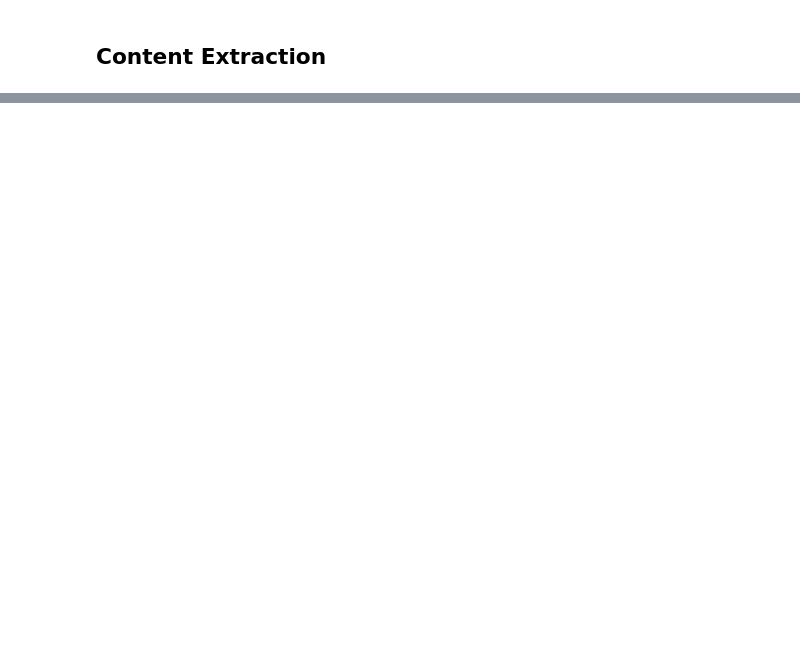
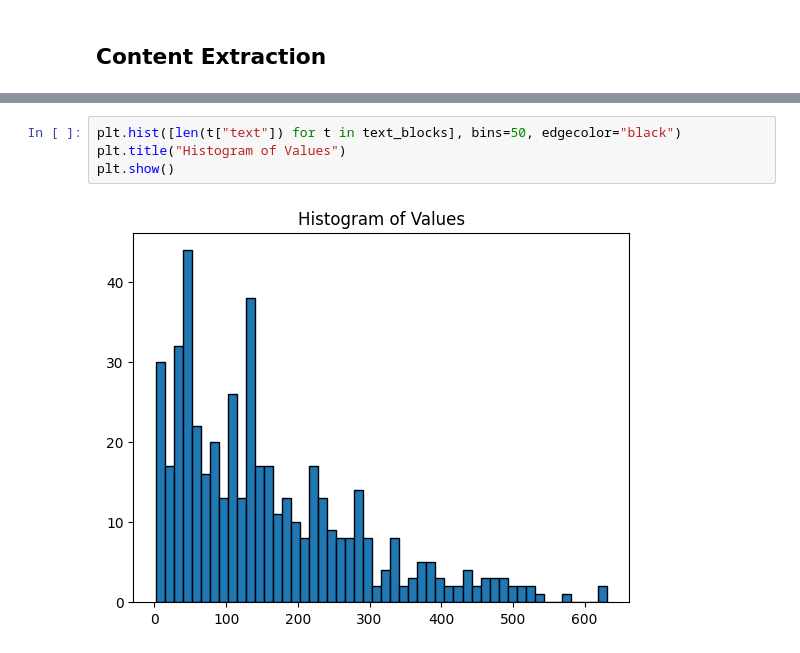
Before and after one commit to m-mahdavi/sustainability-fact-checker, a Jupyter notebook: notebooks/database_construction.ipynb, the cells around one changed output, grey strips where cells are left out. Cells and saved outputs as stored; diff of their text form; blank space fills up the shorter version.

```diff
--- a/notebooks/database_construction.ipynb
+++ b/notebooks/database_construction.ipynb
@@ -95 +57,7 @@ images = c.extract_images()
+# %%
+plt.hist([len(t["text"]) for t in text_blocks], bins=50, edgecolor="black")
+plt.title("Histogram of Values")
+plt.show()
+# %% [output]
+[figure, added]
 # %%
```
Also changed, not shown: parts of 21 cells of this notebook, 4 other files.
